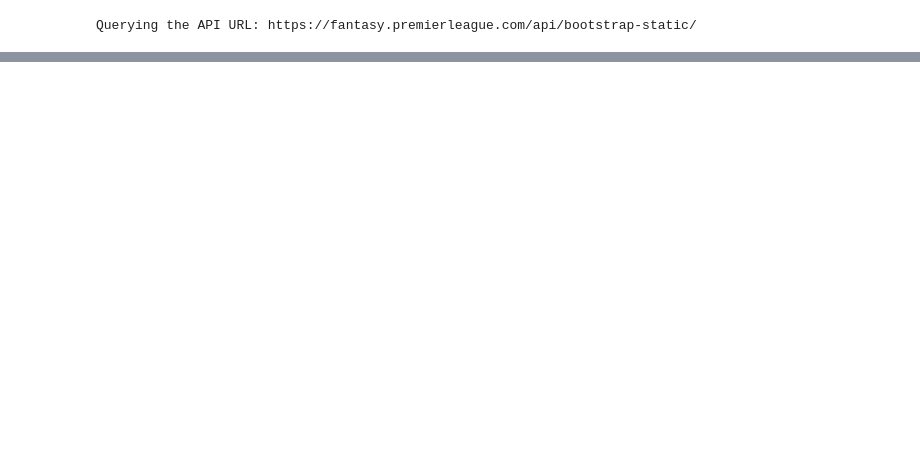
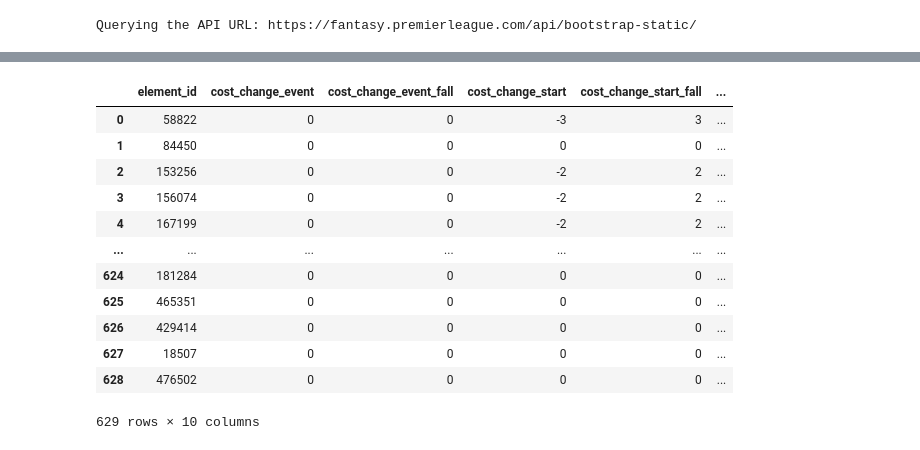
Before and after one commit to benwittbrodt/fpl, a Jupyter notebook: main.ipynb, the cells around one changed output, grey strips where cells are left out. Drawn from its saved outputs; the diff is of its cells as text; code cells hidden in the pictures; blank space fills up the shorter version.

```diff
--- a/main.ipynb
+++ b/main.ipynb
@@ -39,0 +54,16 @@ df
+# %%
+db.sql('select * from fpl.element_price')
+# %% [output]
+|  | element_id | cost_change_event | cost_change_event_fall | cost_change_start | cost_change_start_fall | ... |
+| 0 | 58822 | 0 | 0 | -3 | 3 | ... |
+| 1 | 84450 | 0 | 0 | 0 | 0 | ... |
+| 2 | 153256 | 0 | 0 | -2 | 2 | ... |
+| 3 | 156074 | 0 | 0 | -2 | 2 | ... |
+| 4 | 167199 | 0 | 0 | -2 | 2 | ... |
+| ... | ... | ... | ... | ... | ... | ... |
+| 624 | 181284 | 0 | 0 | 0 | 0 | ... |
+| 625 | 465351 | 0 | 0 | 0 | 0 | ... |
+| 626 | 429414 | 0 | 0 | 0 | 0 | ... |
+| 627 | 18507 | 0 | 0 | 0 | 0 | ... |
+| 628 | 476502 | 0 | 0 | 0 | 0 | ... |
+629 rows × 10 columns
```
Also changed, not shown: parts of 6 cells of this notebook, 6 other files.
